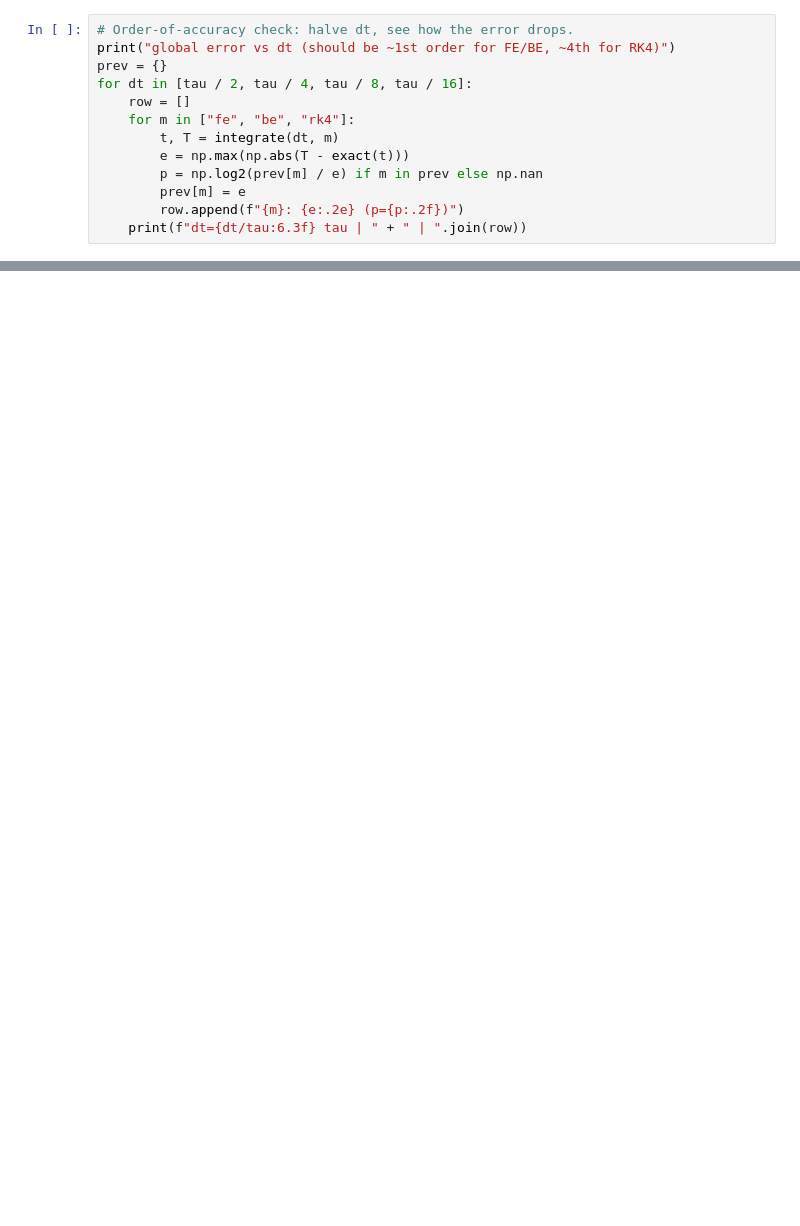
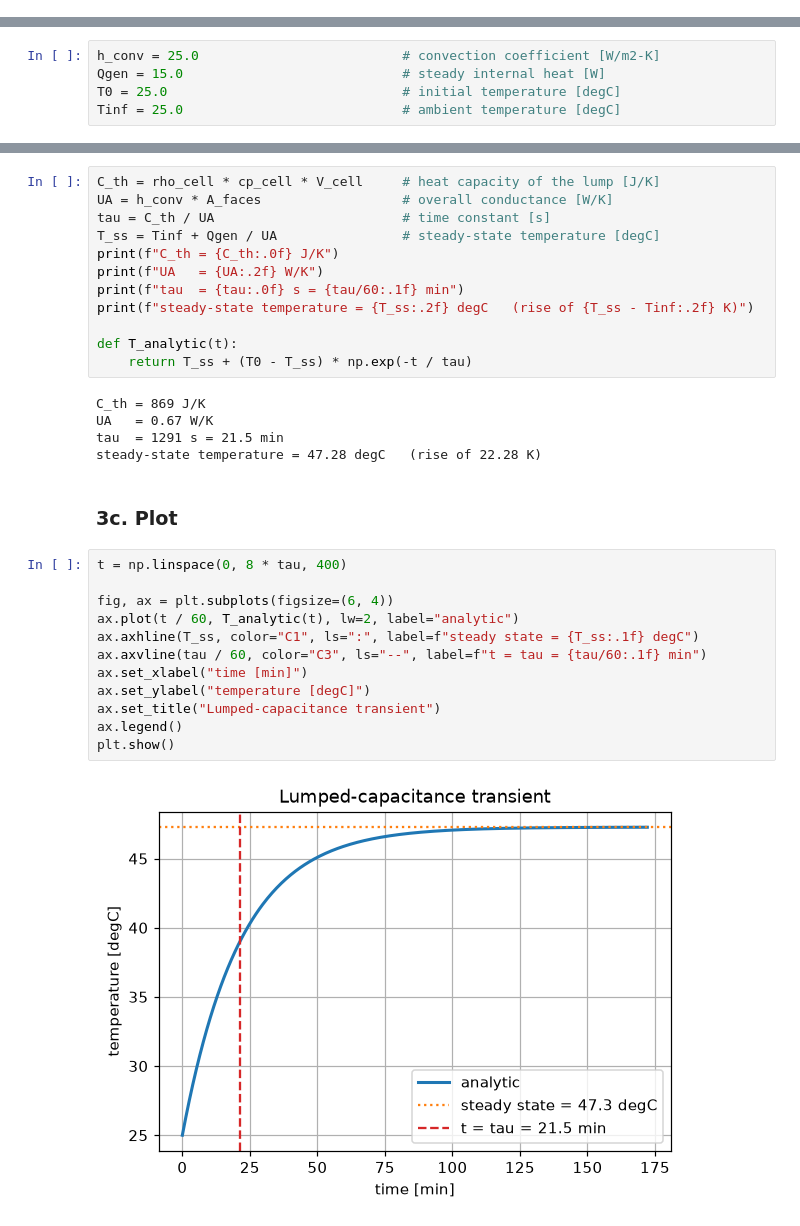
Before and after one commit to maheswaran-pasupathi/ai-thermal-fluids, a Jupyter notebook: notebooks/fundamentals.ipynb, the cells around one changed output, grey strips where cells are left out. Drawn from its saved outputs; the diff is of its cells as text; blank space fills up the shorter version.

```diff
--- a/notebooks/fundamentals.ipynb
+++ b/notebooks/fundamentals.ipynb
@@ -132,13 +0,0 @@ tau = 1291.2 s,  steady-state rise = 22.28 K
-# %%
-# Order-of-accuracy check: halve dt, see how the error drops.
-print("global error vs dt (should be ~1st order for FE/BE, ~4th for RK4)")
-prev = {}
-for dt in [tau / 2, tau / 4, tau / 8, tau / 16]:
-    row = []
-    for m in ["fe", "be", "rk4"]:
-        t, T = integrate(dt, m)
-        e = np.max(np.abs(T - exact(t)))
-        p = np.log2(prev[m] / e) if m in prev else np.nan
-        prev[m] = e
-        row.append(f"{m}: {e:.2e} (p={p:.2f})")
-    print(f"dt={dt/tau:6.3f} tau | " + " | ".join(row))
@@ -234,0 +157,5 @@ reproduces a case with a known answer.
+# %%
+h_conv = 25.0                          # convection coefficient [W/m2-K]
+Qgen = 15.0                            # steady internal heat [W]
+T0 = 25.0                              # initial temperature [degC]
+Tinf = 25.0                            # ambient temperature [degC]
@@ -234,0 +164,33 @@ reproduces a case with a known answer.
+# %%
+C_th = rho_cell * cp_cell * V_cell     # heat capacity of the lump [J/K]
+UA = h_conv * A_faces                  # overall conductance [W/K]
+tau = C_th / UA                        # time constant [s]
+T_ss = Tinf + Qgen / UA                # steady-state temperature [degC]
+print(f"C_th = {C_th:.0f} J/K")
+print(f"UA   = {UA:.2f} W/K")
+print(f"tau  = {tau:.0f} s = {tau/60:.1f} min")
+print(f"steady-state temperature = {T_ss:.2f} degC   (rise of {T_ss - Tinf:.2f} K)")
+
+def T_analytic(t):
+    return T_ss + (T0 - T_ss) * np.exp(-t / tau)
+# %% [output]
+C_th = 869 J/K
+UA   = 0.67 W/K
+tau  = 1291 s = 21.5 min
+steady-state temperature = 47.28 degC   (rise of 22.28 K)
+# %% [markdown]
+### 3c. Plot
+# %%
+t = np.linspace(0, 8 * tau, 400)
+
+fig, ax = plt.subplots(figsize=(6, 4))
+ax.plot(t / 60, T_analytic(t), lw=2, label="analytic")
+ax.axhline(T_ss, color="C1", ls=":", label=f"steady state = {T_ss:.1f} degC")
+ax.axvline(tau / 60, color="C3", ls="--", label=f"t = tau = {tau/60:.1f} min")
+ax.set_xlabel("time [min]")
+ax.set_ylabel("temperature [degC]")
+ax.set_title("Lumped-capacitance transient")
+ax.legend()
+plt.show()
+# %% [output]
+[figure, added]
```
Also changed, not shown: parts of 82 cells of this notebook, 3 other files.
